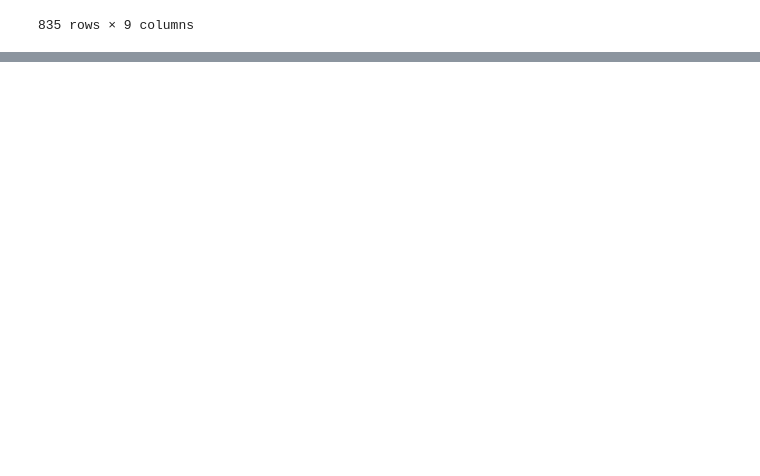
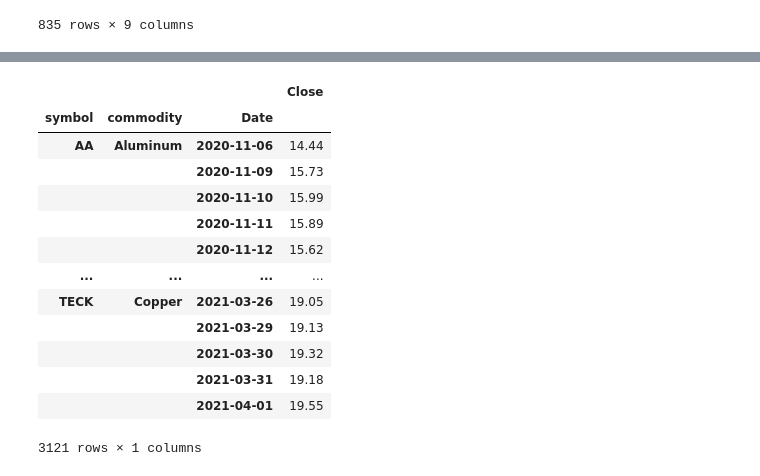
Before and after one commit to peteturnham/commidity-tracker, a Jupyter notebook: Project2/Untitled.ipynb, the cells around one changed output, grey strips where cells are left out. Saved outputs shown, nothing was run; the diff lists cells and outputs as text; code cells hidden in the pictures; blank space fills up the shorter version.

```diff
--- a/Project2/Untitled.ipynb
+++ b/Project2/Untitled.ipynb
@@ -575,0 +567,18 @@ finance= merge_df.to_csv('financial.csv',
+# %%
+mergons= pd.DataFrame(mergo.groupby(['symbol','commodity','Date'])['Close'].mean())
+mergons
+# %% [output]
+|  |  |  | Close |
+| symbol | commodity | Date |  |
+| AA | Aluminum | 2020-11-06 | 14.44 |
+|  |  | 2020-11-09 | 15.73 |
+|  |  | 2020-11-10 | 15.99 |
+|  |  | 2020-11-11 | 15.89 |
+|  |  | 2020-11-12 | 15.62 |
+| ... | ... | ... | ... |
+| TECK | Copper | 2021-03-26 | 19.05 |
+|  |  | 2021-03-29 | 19.13 |
+|  |  | 2021-03-30 | 19.32 |
+|  |  | 2021-03-31 | 19.18 |
+|  |  | 2021-04-01 | 19.55 |
+3121 rows × 1 columns
```
Also changed, not shown: parts of 37 cells of this notebook, 28 other files.
